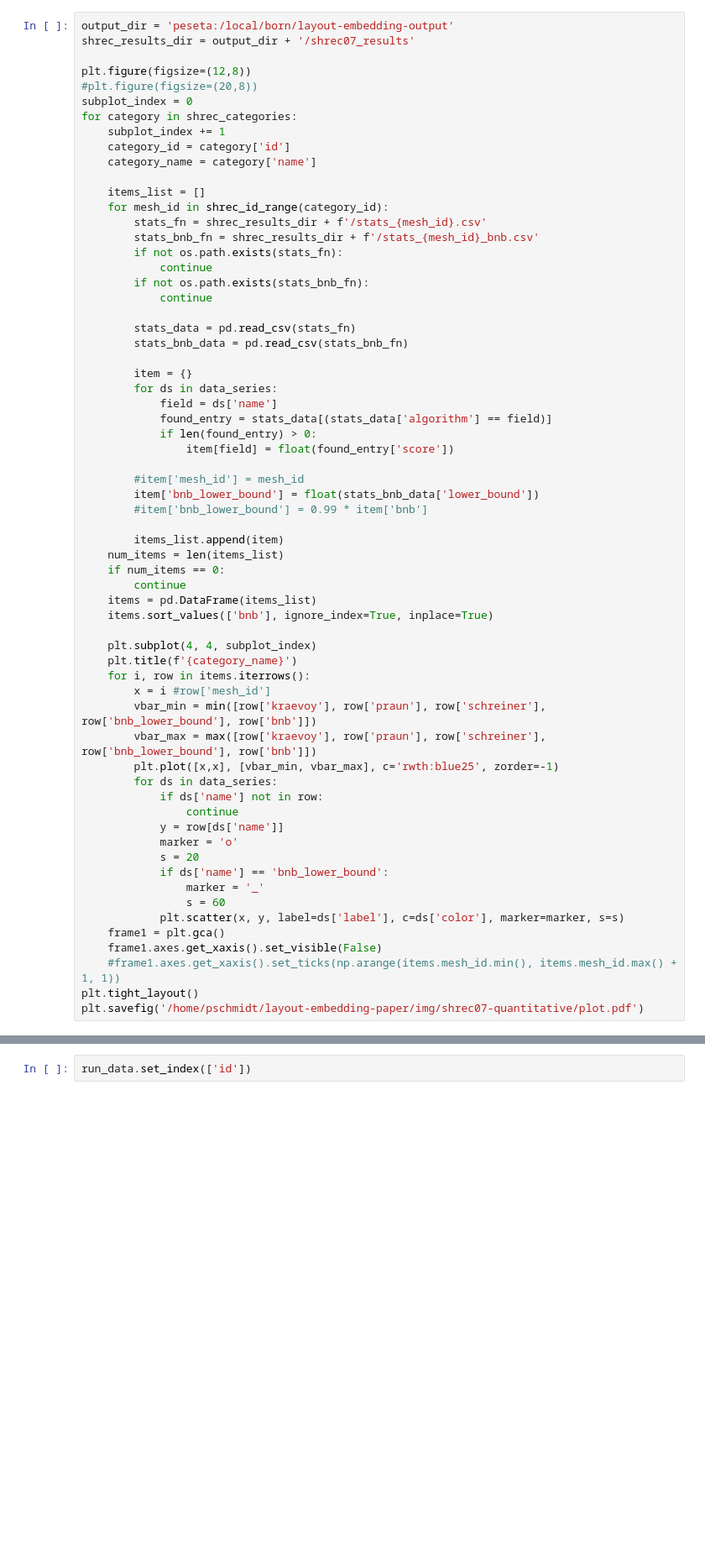
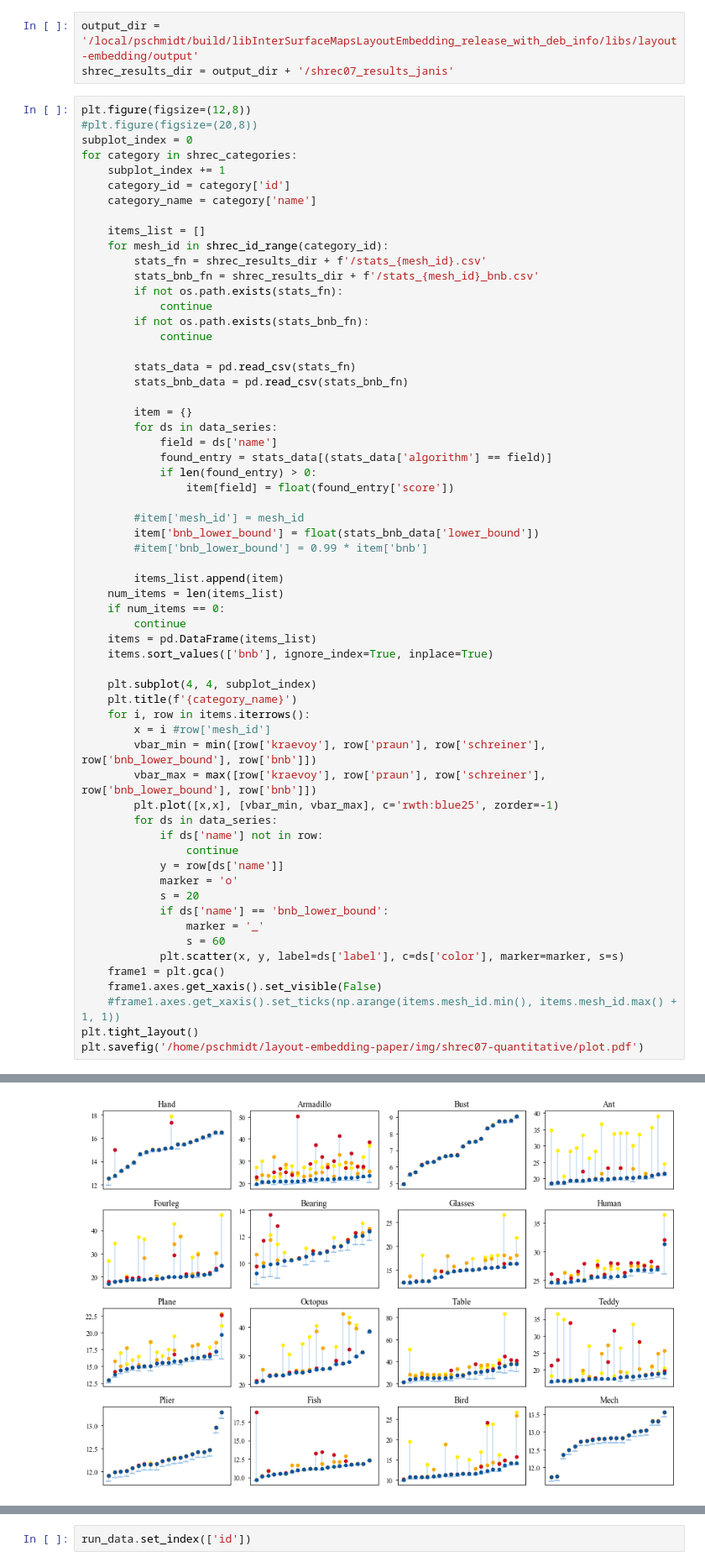
Before and after one commit to jsb/LayoutEmbedding, a Jupyter notebook: notebooks/shrec07.ipynb, the cells around one changed output, grey strips where cells are left out. Shown at 84% size. Saved outputs shown, nothing was run; the diff lists cells and outputs as text; blank space fills up the shorter version.

```diff
--- a/notebooks/shrec07.ipynb
+++ b/notebooks/shrec07.ipynb
@@ -76,10 +78,10 @@ def shrec_id_range(category_id):
     id_min = 1 + (category_id - 1) * 20
     id_max = 1 + category_id * 20
     return range(id_min, id_max)
+# %%
+output_dir = '/local/pschmidt/build/libInterSurfaceMapsLayoutEmbedding_release_with_deb_info/libs/layout-embedding/output'
+shrec_results_dir = output_dir + '/shrec07_results_janis'
 # %%
-output_dir = 'peseta:/local/born/layout-embedding-output'
-shrec_results_dir = output_dir + '/shrec07_results'
-
 plt.figure(figsize=(12,8))
 #plt.figure(figsize=(20,8))
 subplot_index = 0
@@ -144,0 +146 @@ plt.savefig('/home/pschmidt/layout-embedding-paper/img/shrec07-quantitative/plot
+[figure, added]
```
Also changed, not shown: parts of 3 cells of this notebook.
